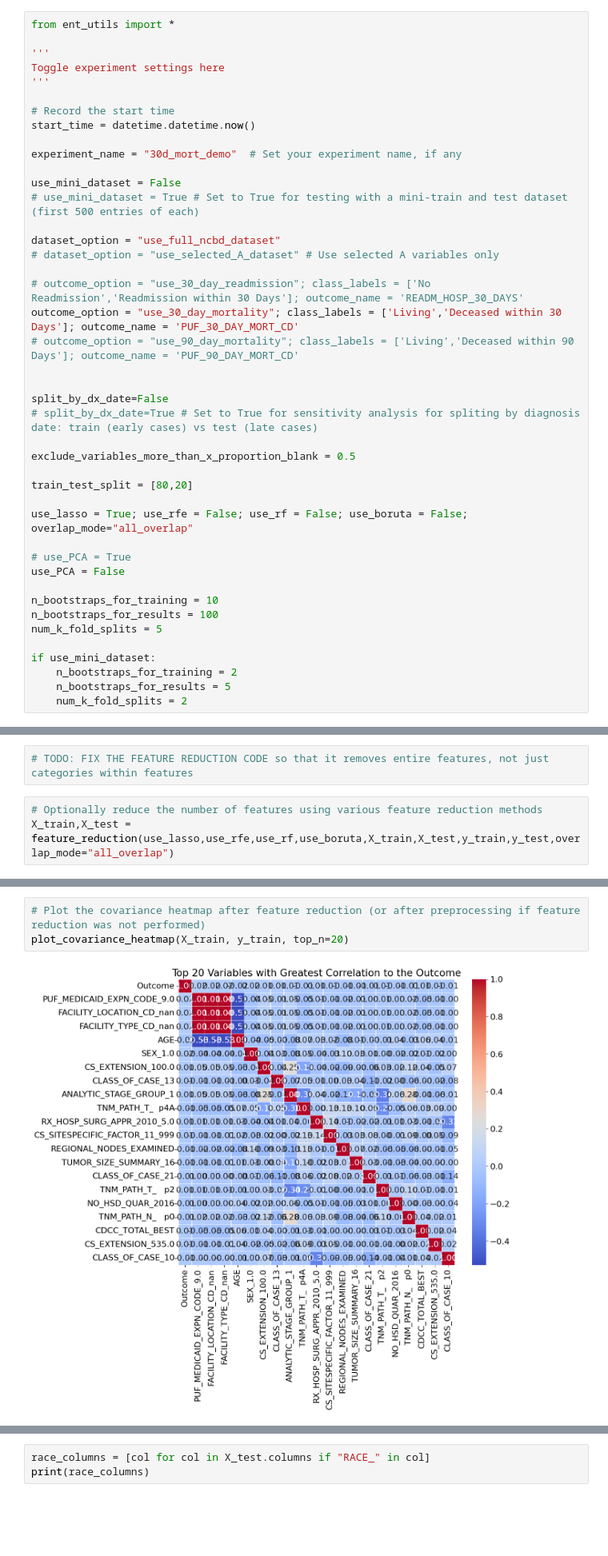
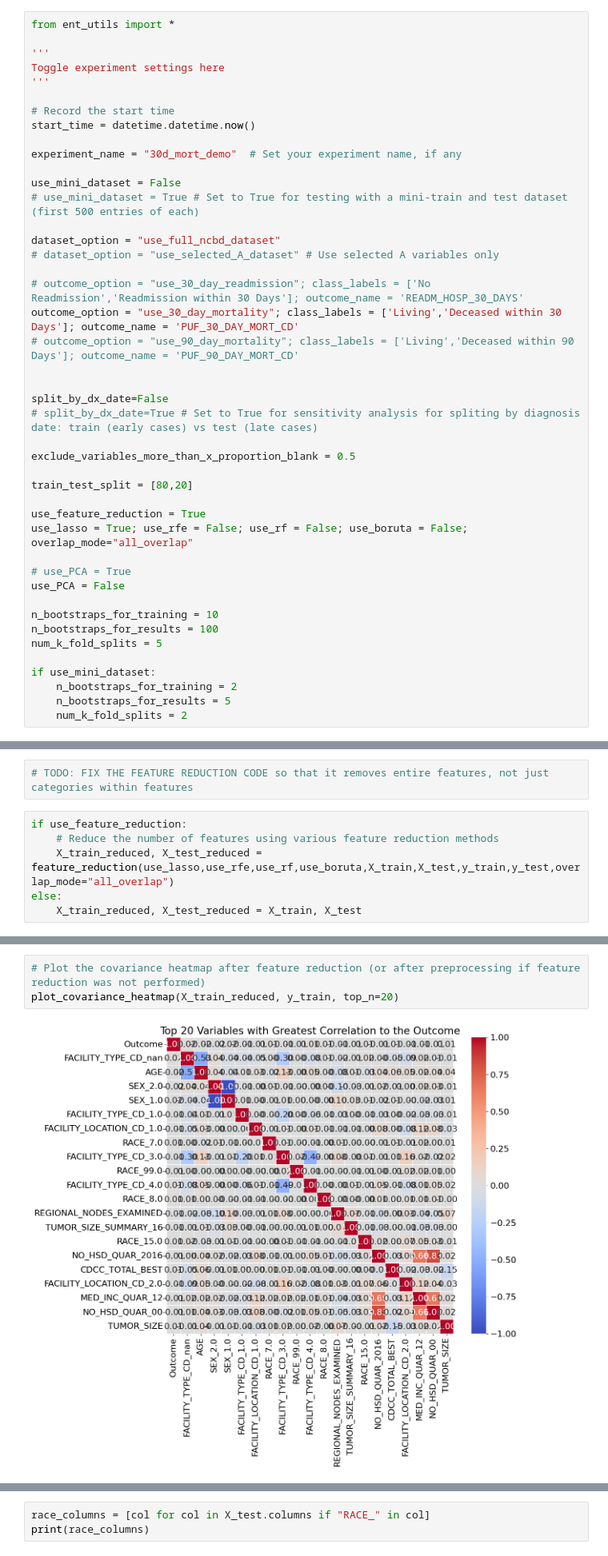
Before and after one commit to dfu5823/ONM-Outcomes, a Jupyter notebook: ent_outcomes_mortality_demo.ipynb, the cells around one changed output, grey strips where cells are left out. Shown at 80% size. Saved outputs shown, nothing was run; the diff lists cells and outputs as text; blank space fills up the shorter version.

```diff
--- a/ent_outcomes_mortality_demo.ipynb
+++ b/ent_outcomes_mortality_demo.ipynb
@@ -78,6 +78,7 @@ exclude_variables_more_than_x_proportion_blank = 0.5
 
 train_test_split = [80,20]
 
+use_feature_reduction = True
 use_lasso = True; use_rfe = False; use_rf = False; use_boruta = False; overlap_mode="all_overlap"
 
 # use_PCA = True
@@ -268,7 +269,10 @@ Test data: 0.73%:99.27% positive:negative cases
 # %%
 # TODO: FIX THE FEATURE REDUCTION CODE so that it removes entire features, not just categories within features
 # %%
-# Optionally reduce the number of features using various feature reduction methods
-X_train,X_test = feature_reduction(use_lasso,use_rfe,use_rf,use_boruta,X_train,X_test,y_train,y_test,overlap_mode="all_overlap")
+if use_feature_reduction:
+    # Reduce the number of features using various feature reduction methods
+    X_train_reduced, X_test_reduced = feature_reduction(use_lasso,use_rfe,use_rf,use_boruta,X_train,X_test,y_train,y_test,overlap_mode="all_overlap")
+else:
+    X_train_reduced, X_test_reduced = X_train, X_test
 # %% [output]
 There are 1587 features in the training data.
@@ -282,8 +282,8 @@ X_train and X_test now have 57 features each from the feature reduction.
 # %%
 # Plot the covariance heatmap after feature reduction (or after preprocessing if feature reduction was not performed)
-plot_covariance_heatmap(X_train, y_train, top_n=20)
+plot_covariance_heatmap(X_train_reduced, y_train, top_n=20)
 # %% [output]
-[figure, old version]
+[figure, new version]
 # %%
 # Optionally use PCA to transform the data features into principal component space
 if use_PCA:
```
Also changed, not shown: parts of 11 cells of this notebook, 9 other files.
